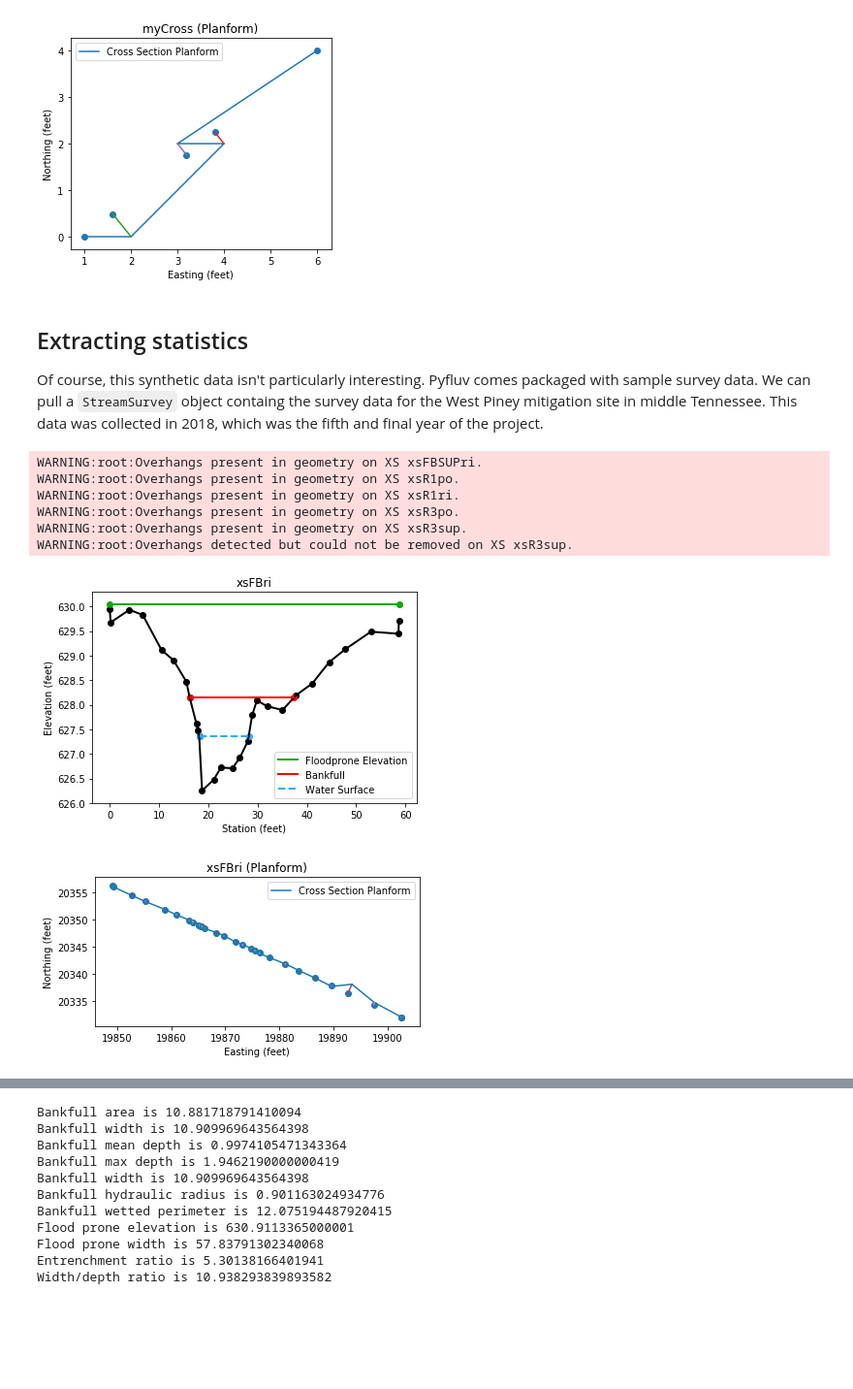
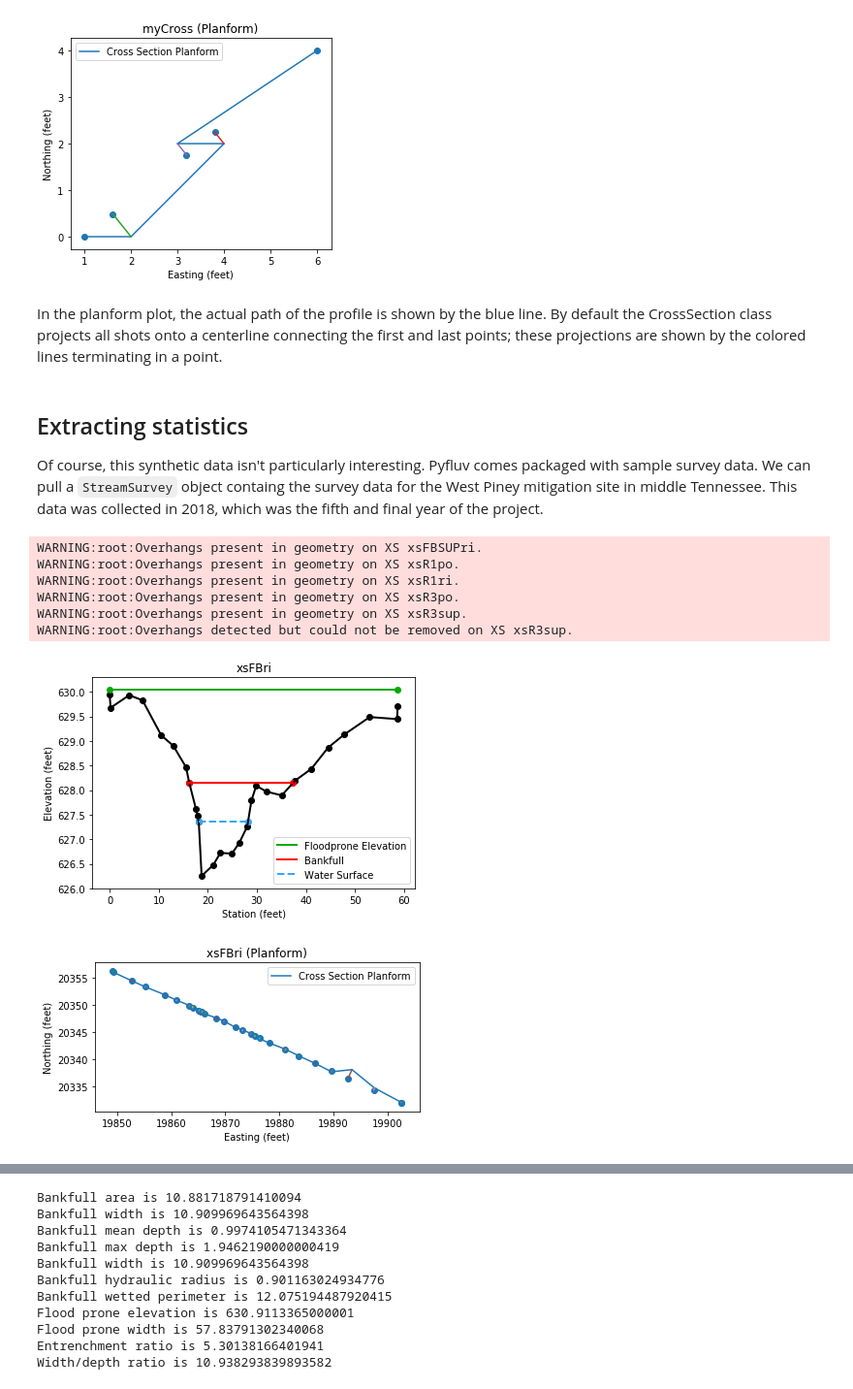
Before and after one commit to rsjones94/pyfluv-notebooks, a Jupyter notebook: tutorials/02 - Analyzing cross sections with CrossSection.ipynb, the cells around one changed output, grey strips where cells are left out. Shown at 97% size. Saved outputs shown, nothing was run; the diff lists cells and outputs as text; code cells hidden in the pictures; blank space fills up the shorter version.

```diff
--- a/tutorials/02 - Analyzing cross sections with CrossSection.ipynb
+++ b/tutorials/02 - Analyzing cross sections with CrossSection.ipynb
@@ -38,6 +38,8 @@ myCross.planplot()
 # %% [output]
 [figure]
 [figure]
+# %% [markdown]
+In the planform plot, the actual path of the profile is shown by the blue line. By default the CrossSection class projects all shots onto a centerline connecting the first and last points; these projections are shown by the colored lines terminating in a point.
 # %% [markdown]
 ## Extracting statistics
 
@@ -45,19 +47,19 @@ Of course, this synthetic data isn't particularly interesting. Pyfluv comes pack
 # %%
 survey = pyfluv.piney_survey()
 crosses = survey.get_cross_objects()
 
 plt.figure()
-crosses[3].qplot()
+crosses[3].qplot(ve=10) # you can specify a vertical exaggeration with the ve parameter
 
 plt.figure()
 crosses[3].planplot()
 # %% [output]
 WARNING:root:Overhangs present in geometry on XS xsFBSUPri.
 WARNING:root:Overhangs present in geometry on XS xsR1po.
 WARNING:root:Overhangs present in geometry on XS xsR1ri.
 WARNING:root:Overhangs present in geometry on XS xsR3po.
 WARNING:root:Overhangs present in geometry on XS xsR3sup.
 WARNING:root:Overhangs detected but could not be removed on XS xsR3sup.
-[figure, old version]
+[figure, new version]
 [figure]
 # %% [markdown]
```
Also changed, not shown: parts of 17 cells of this notebook.
